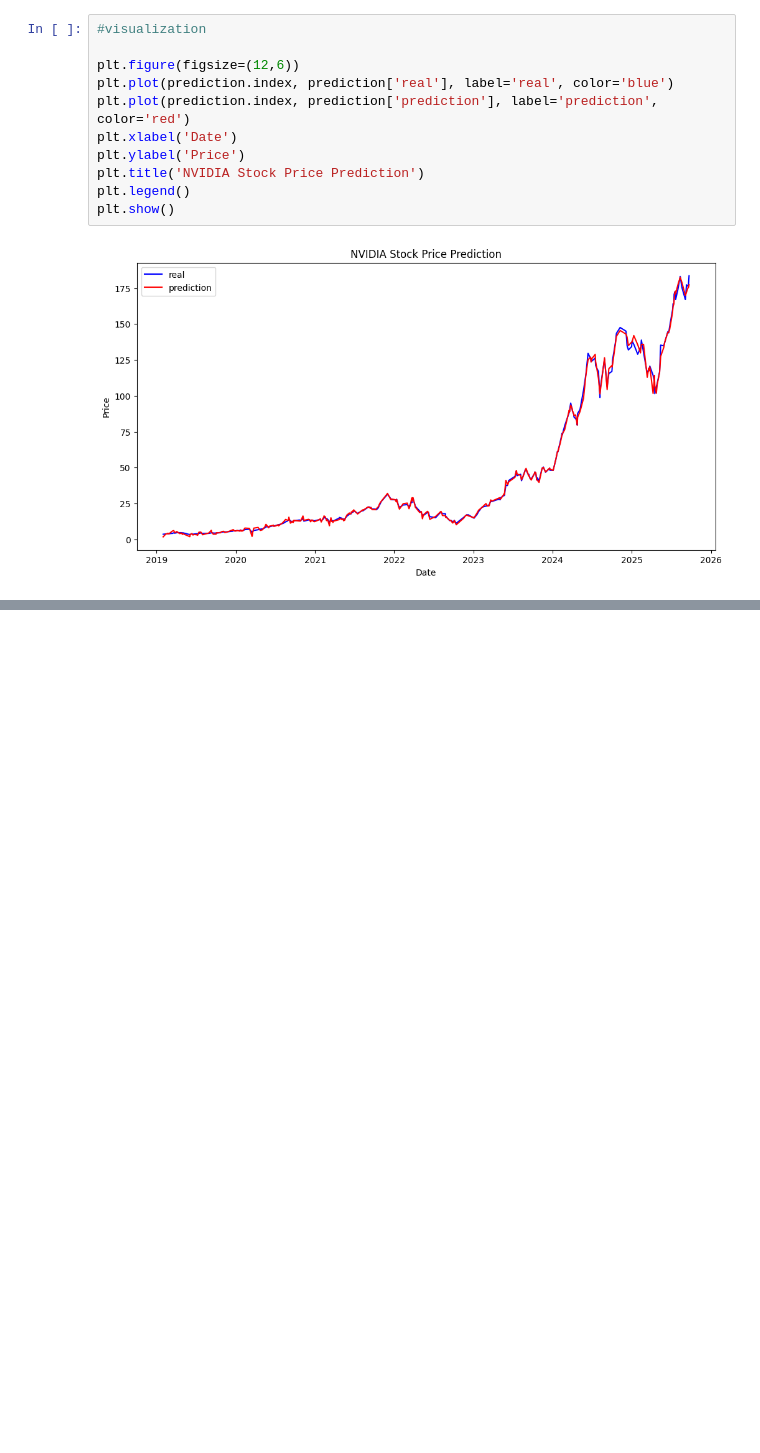
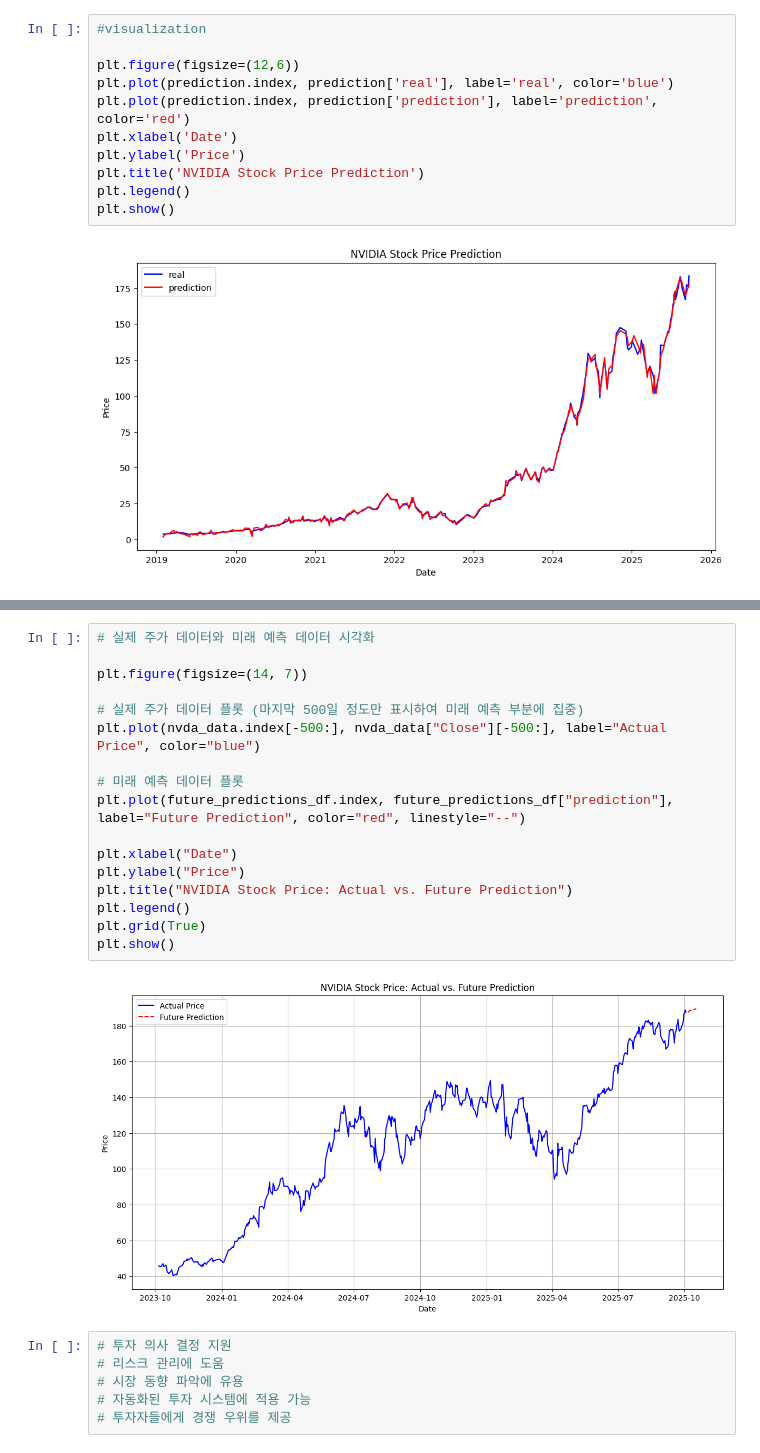
Before and after one commit to Jiyun2025/Who-are-you, a Jupyter notebook: StockAnalysis.ipynb, the cells around one changed output, grey strips where cells are left out. Saved outputs shown, nothing was run; the diff lists cells and outputs as text; blank space fills up the shorter version.

```diff
--- a/StockAnalysis.ipynb
+++ b/StockAnalysis.ipynb
@@ -308,0 +378,25 @@ plt.show()
+# %%
+# 실제 주가 데이터와 미래 예측 데이터 시각화
+
+plt.figure(figsize=(14, 7))
+
+# 실제 주가 데이터 플롯 (마지막 500일 정도만 표시하여 미래 예측 부분에 집중)
+plt.plot(nvda_data.index[-500:], nvda_data["Close"][-500:], label="Actual Price", color="blue")
+
+# 미래 예측 데이터 플롯
+plt.plot(future_predictions_df.index, future_predictions_df["prediction"], label="Future Prediction", color="red", linestyle="--")
+
+plt.xlabel("Date")
+plt.ylabel("Price")
+plt.title("NVIDIA Stock Price: Actual vs. Future Prediction")
+plt.legend()
+plt.grid(True)
+plt.show()
+# %% [output]
+[figure, added]
+# %%
+# 투자 의사 결정 지원
+# 리스크 관리에 도움
+# 시장 동향 파악에 유용
+# 자동화된 투자 시스템에 적용 가능
+# 투자자들에게 경쟁 우위를 제공
```
Also changed, not shown: parts of 2 cells of this notebook.
